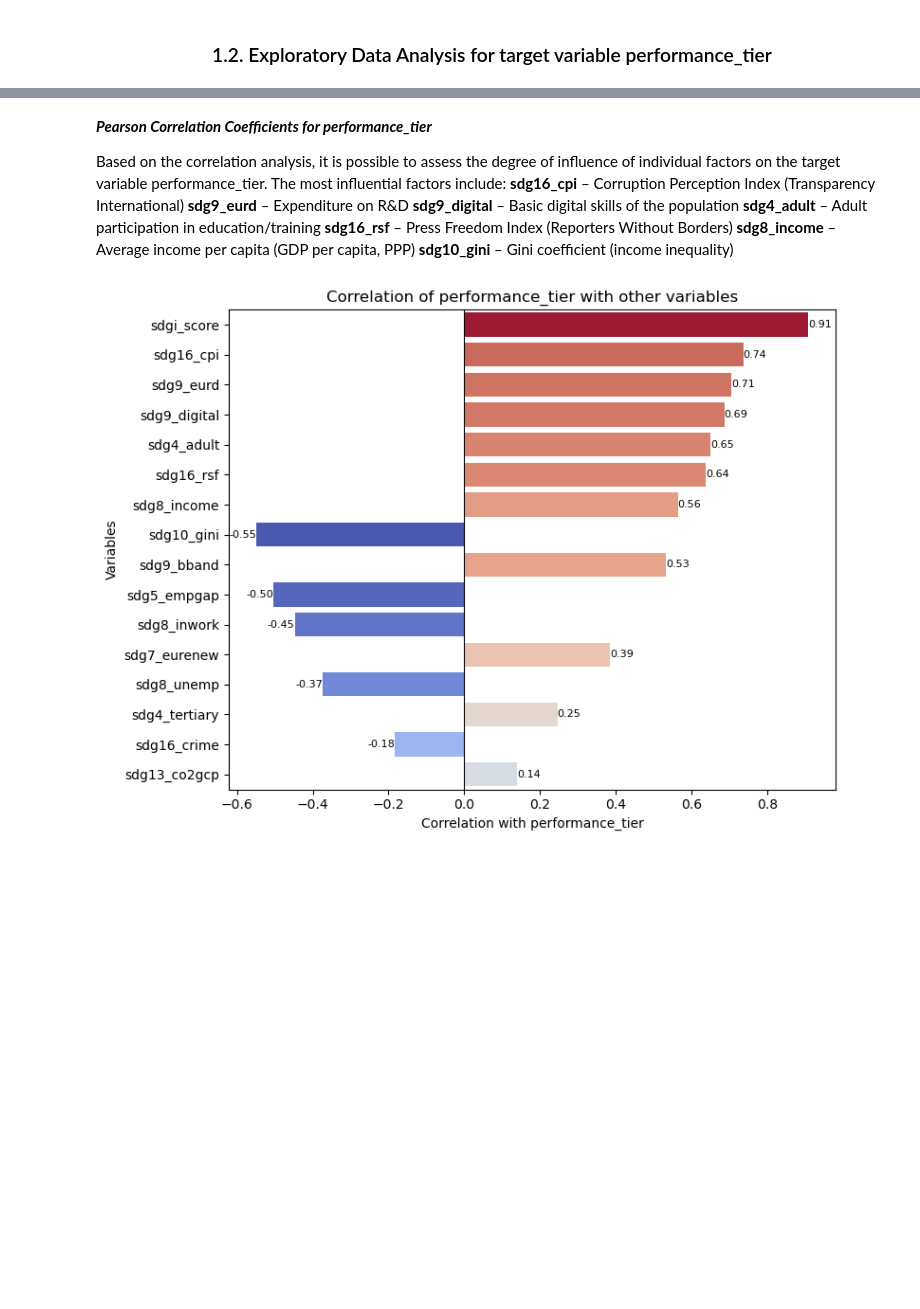
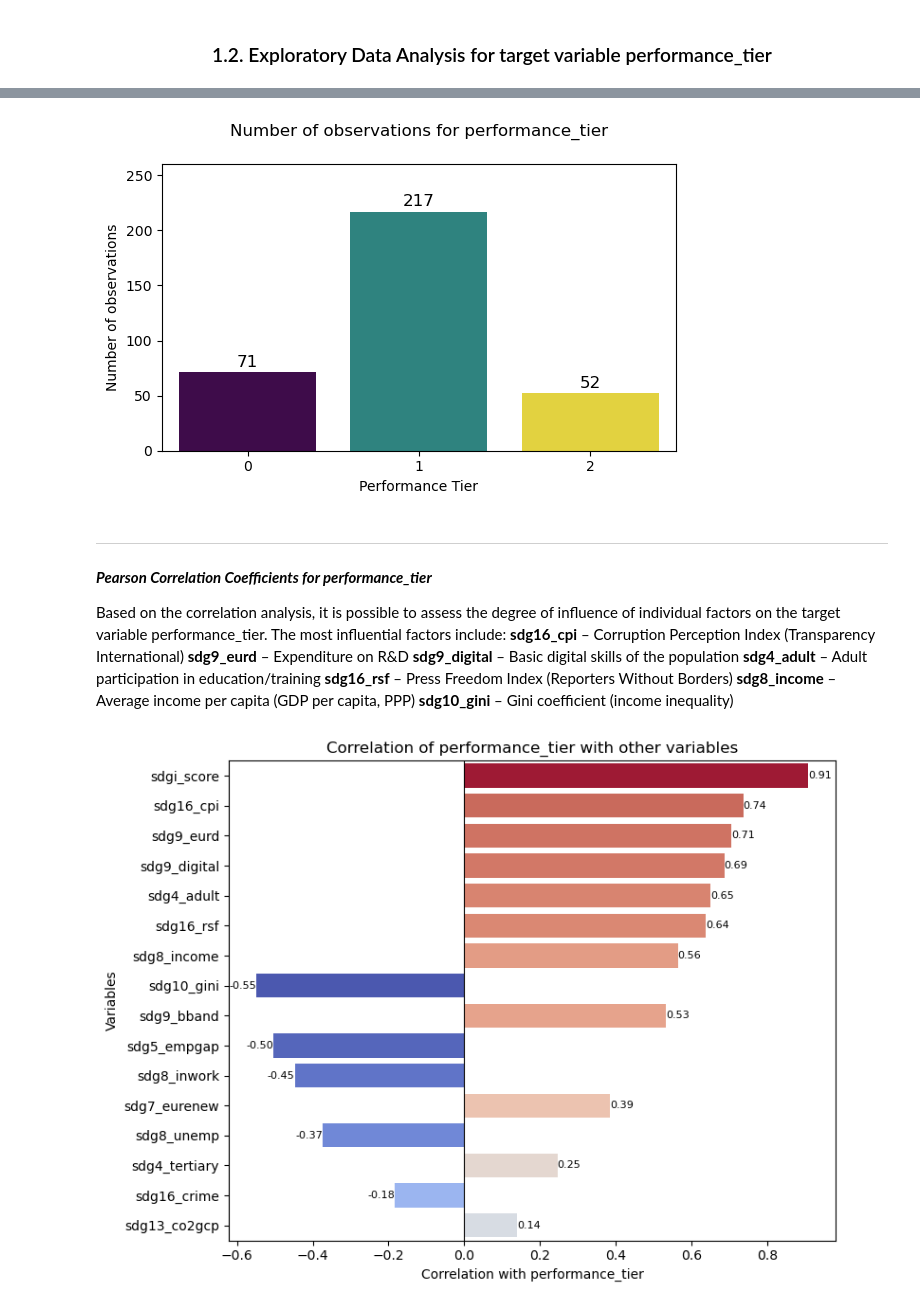
Before and after one commit to LavrenchukV/Classifying-EU-Sustainability-Performance, a Jupyter notebook: SDG_project.ipynb, the cells around one changed output, grey strips where cells are left out. Saved outputs shown, nothing was run; the diff lists cells and outputs as text; code cells hidden in the pictures; blank space fills up the shorter version.

```diff
--- a/SDG_project.ipynb
+++ b/SDG_project.ipynb
@@ -291,5 +269,26 @@ plt.show()
+# %%
+plt.figure(figsize=(6, 4))
+ax = sns.barplot(
+    x=counts.index,
+    y=counts.values,
+    hue=counts.index,
+    palette="viridis",
+    legend=False
+)
+
+for i, v in enumerate(counts.values):
+    ax.text(i, v + 2, str(v), ha="center", va="bottom", fontsize=12)
+
+plt.xlabel("Performance Tier")
+plt.ylabel("Number of observations")
+plt.title("Number of observations for performance_tier", pad=20)
+ax.set_ylim(0, plot_df["n"].max() * 1.20)
+plt.tight_layout()
+plt.show()
+# %% [output]
+[figure, added]
 # %% [markdown]
-
+---
 
 <b> <i> Pearson Correlation Coefficients for performance_tier </i></b></br>
 
```
Also changed, not shown: parts of 12 cells of this notebook.
